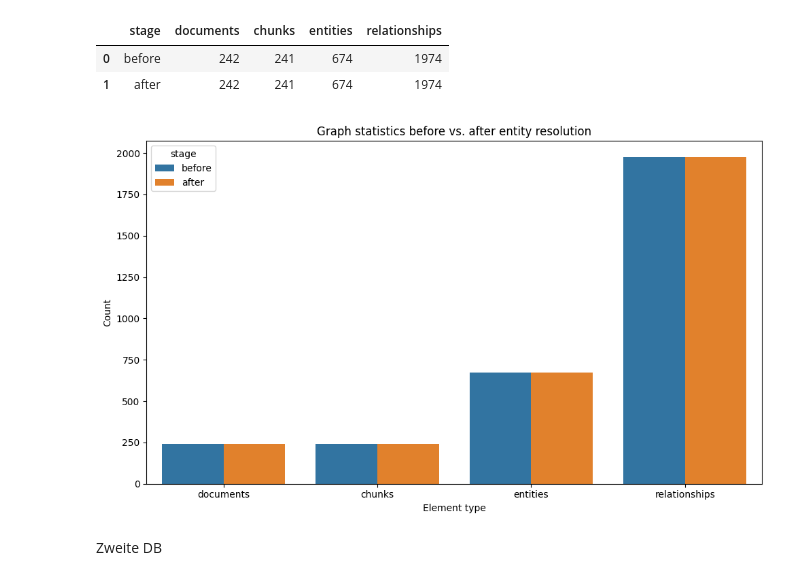
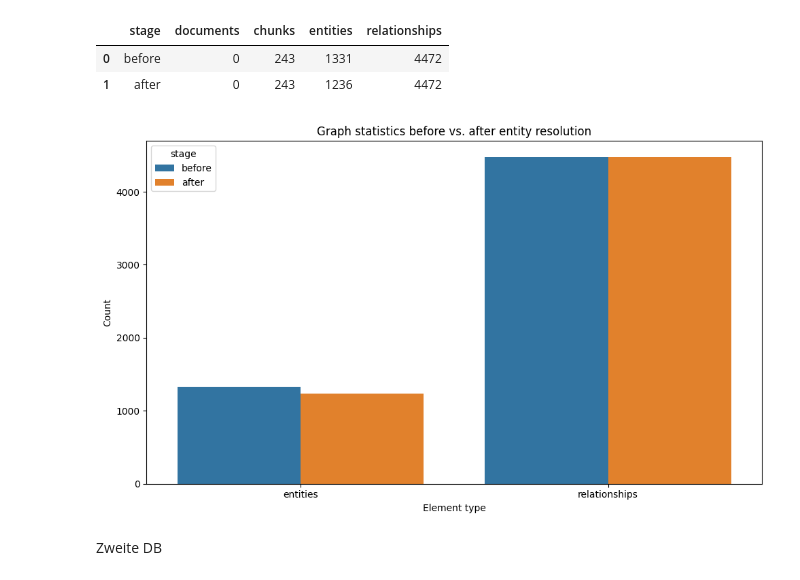
Before and after one commit to nasibatuychieva/master_thesis-rag, a Jupyter notebook: main/knowledge_graph/build_communities/nb_entity_before_after.ipynb, the cells around one changed output. Saved outputs shown, nothing was run; the diff lists cells and outputs as text; code cells hidden in the pictures.

```diff
--- a/main/knowledge_graph/build_communities/nb_entity_before_after.ipynb
+++ b/main/knowledge_graph/build_communities/nb_entity_before_after.ipynb
@@ -1,13 +1,15 @@
+# %%
+from neo4j import GraphDatabase
+import pandas as pd
+
+URI = "neo4j://127.0.0.1:7687"
+AUTH_USER = "neo4j"
+AUTH_PASSWORD = "master2025"
+DATABASE = "llmakg"
+
+driver = GraphDatabase.driver(URI, auth=(AUTH_USER, AUTH_PASSWORD))
 # %%
-from neo4j import GraphDatabase
-import pandas as pd
 
-URI = "neo4j://127.0.0.1:7687"
-AUTH_USER = "neo4j"
-AUTH_PASSWORD = "master2025"
-DATABASE = "simplekg"
-
-driver = GraphDatabase.driver(URI, auth=(AUTH_USER, AUTH_PASSWORD))
 
 COUNT_QUERY = """
 RETURN
@@ -56,33 +64,33 @@ stats_all = pd.concat([stats_before, stats_after], ignore_index=True)
 stats_all
 # %% [output]
 |  | stage | documents | chunks | entities | relationships |
-| 0 | before | 242 | 241 | 674 | 1974 |
-| 1 | after | 242 | 241 | 674 | 1974 |
+| 0 | before | 0 | 243 | 1331 | 4472 |
+| 1 | after | 0 | 243 | 1236 | 4472 |
 # %%
 import seaborn as sns
 import matplotlib.pyplot as plt
 
 stats_long = stats_all.melt(
     id_vars="stage",
-    value_vars=["documents", "chunks", "entities", "relationships"],
+    value_vars=["entities", "relationships"],
     var_name="type",
     value_name="count",
 )
 
 plt.figure(figsize=(10,6))
 sns.barplot(
     data=stats_long,
     x="type",
     y="count",
     hue="stage"
 )
 plt.title("Graph statistics before vs. after entity resolution")
 plt.xlabel("Element type")
 plt.ylabel("Count")
 plt.tight_layout()
 plt.show()
 # %% [output]
-[figure, old version]
+[figure, new version]
 # %% [markdown]
 Zweite DB
 # %%
```
Also changed, not shown: parts of 15 cells of this notebook, 38 other files.
